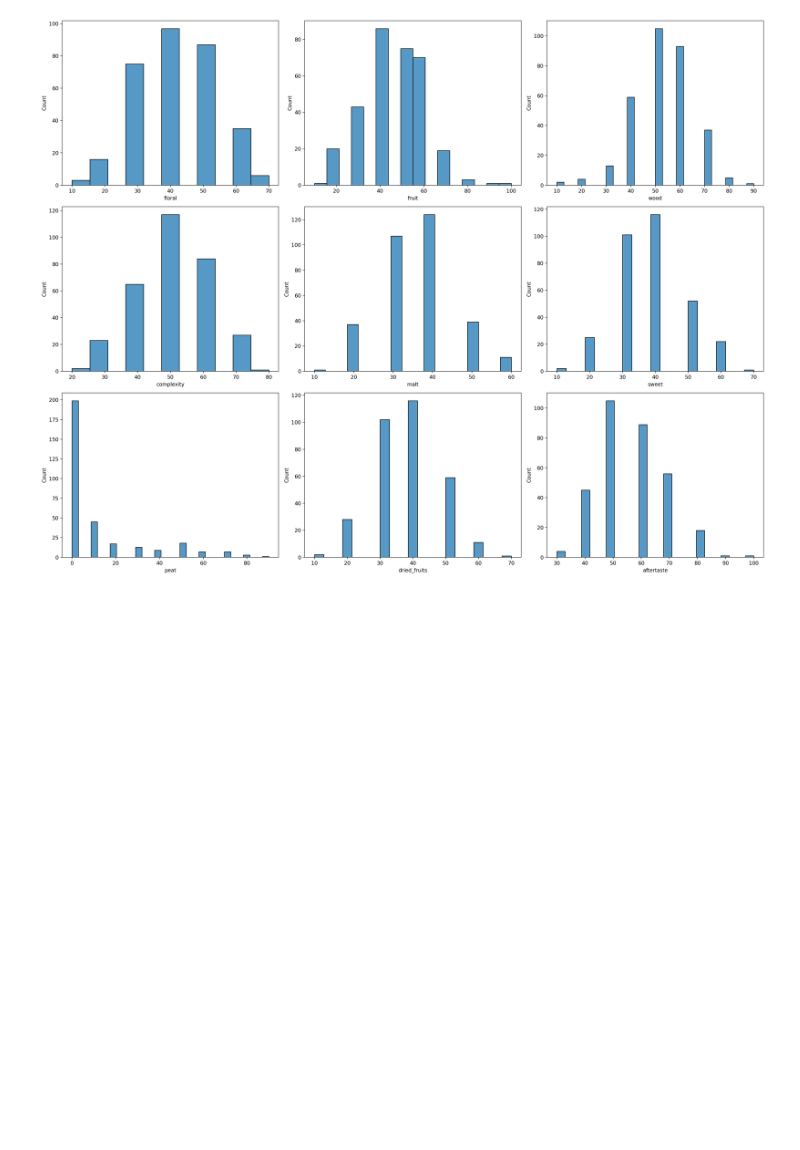
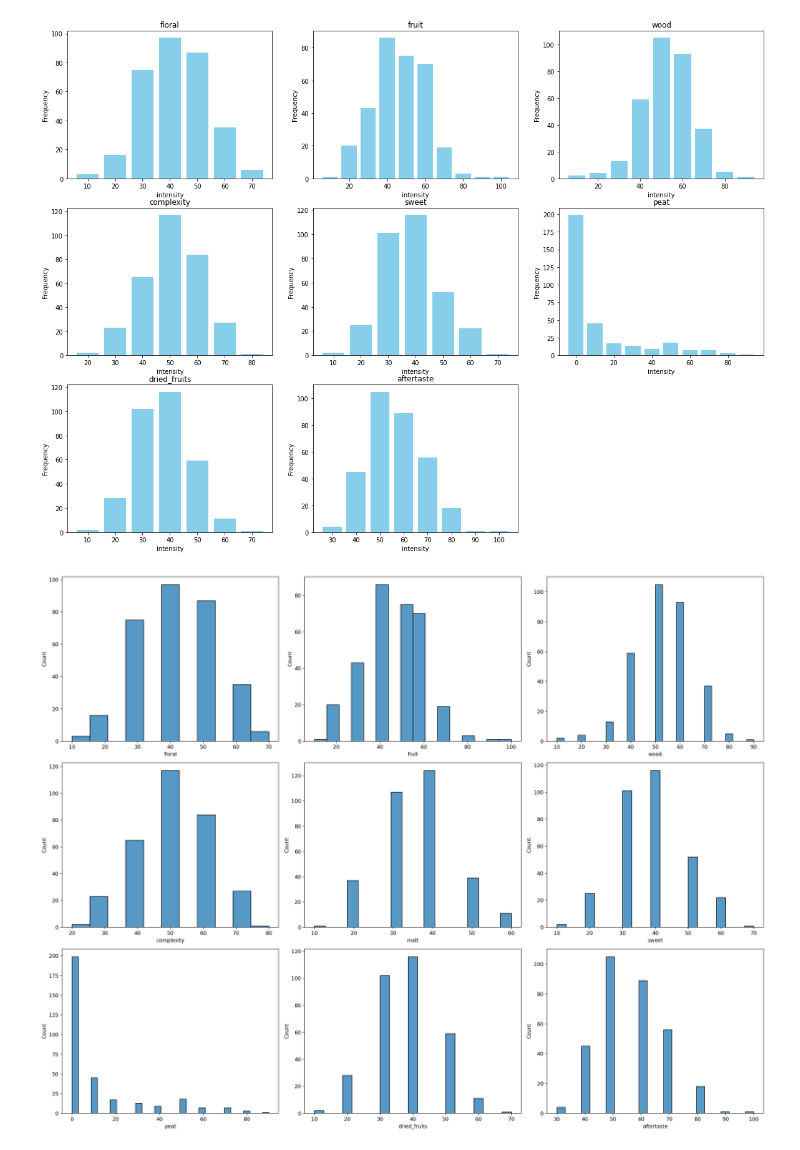
Before and after one commit to rengesf/flavorpred, a Jupyter notebook: cas_flavor_correlation.ipynb, the cells around one changed output. Drawn from its saved outputs; the diff is of its cells as text; code cells hidden in the pictures; blank space fills up the shorter version.

```diff
--- a/cas_flavor_correlation.ipynb
+++ b/cas_flavor_correlation.ipynb
@@ -9,3 +38,22 @@ panelist_data_df = panelist_data_df.drop(columns=["panelist", "date"])
+# %%
+flavors = ['floral','fruit','wood','complexity','sweet','peat','dried_fruits','aftertaste']
+# %%
+import pandas as pd
+import matplotlib.pyplot as plt
+plt.figure(figsize=(20,20))
+i = 0
+for flavor in flavors:
+    i+=1
+    counts = panelist_data_df[flavor].value_counts()
+
+    plt.subplot(4,3,i)
+    plt.bar(counts.index, counts.values, color='skyblue',width=8)
+    plt.xlabel('intensity')
+    plt.ylabel('Frequency')
+    plt.title(flavor)
+plt.show()
+# %% [output]
+[figure, added]
 # %%
 plt.figure(figsize=(20, 20), dpi=200)
 
```
Also changed, not shown: parts of 41 cells of this notebook.
